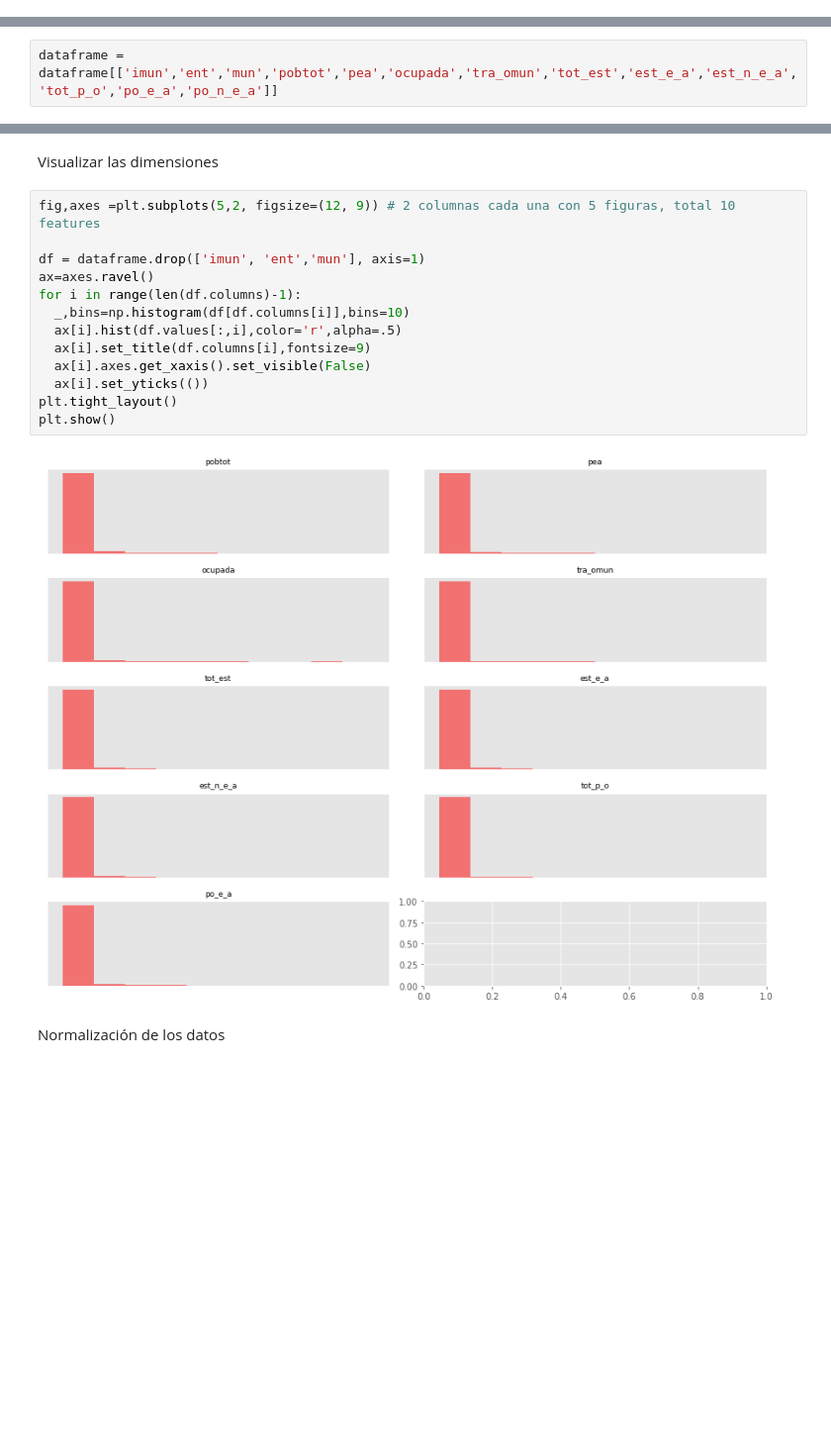
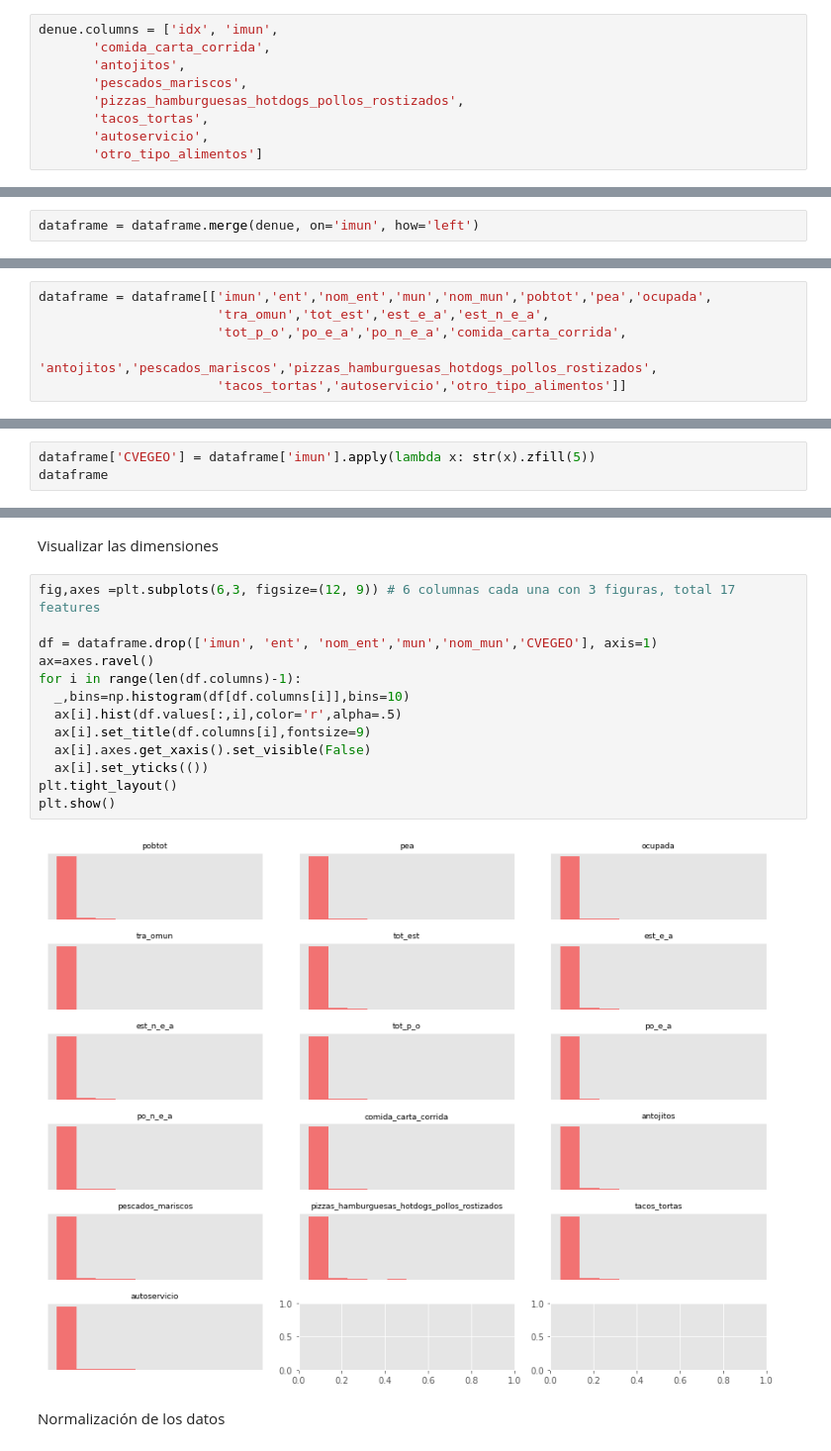
Before and after one commit to Walt9819/factores-impacto-desempleo-mexico, a Jupyter notebook: AD_Python/restaurantes_cdmx.ipynb, the cells around one changed output, grey strips where cells are left out. Shown at 99% size. Saved outputs shown, nothing was run; the diff lists cells and outputs as text; blank space fills up the shorter version.

```diff
--- a/AD_Python/restaurantes_cdmx.ipynb
+++ b/AD_Python/restaurantes_cdmx.ipynb
@@ -45,0 +86,9 @@ LABELS = [0,1,2,3,4,5,6]
+# %%
+denue.columns = ['idx', 'imun',
+       'comida_carta_corrida',
+       'antojitos',
+       'pescados_mariscos',
+       'pizzas_hamburguesas_hotdogs_pollos_rostizados',
+       'tacos_tortas',
+       'autoservicio',
+       'otro_tipo_alimentos']
@@ -61,0 +135,2 @@ dataframe.tail(10)
+# %%
+dataframe = dataframe.merge(denue, on='imun', how='left')
@@ -77,4 +171,11 @@ dataframe.shape
 # %%
-dataframe = dataframe[['imun','ent','mun','pobtot','pea','ocupada','tra_omun','tot_est','est_e_a','est_n_e_a','tot_p_o','po_e_a','po_n_e_a']]
+dataframe = dataframe[['imun','ent','nom_ent','mun','nom_mun','pobtot','pea','ocupada',
+                       'tra_omun','tot_est','est_e_a','est_n_e_a',
+                       'tot_p_o','po_e_a','po_n_e_a','comida_carta_corrida',
+                       'antojitos','pescados_mariscos','pizzas_hamburguesas_hotdogs_pollos_rostizados',
+                       'tacos_tortas','autoservicio','otro_tipo_alimentos']]
 # %%
 dataframe = dataframe.fillna(0)
+# %%
+dataframe['CVEGEO'] = dataframe['imun'].apply(lambda x: str(x).zfill(5))
+dataframe
@@ -81,20 +239,20 @@ dataframe = dataframe.fillna(0)
 # %% [markdown]
 Visualizar las dimensiones
 # %%
-fig,axes =plt.subplots(5,2, figsize=(12, 9)) # 2 columnas cada una con 5 figuras, total 10 features
+fig,axes =plt.subplots(6,3, figsize=(12, 9)) # 6 columnas cada una con 3 figuras, total 17 features
 
-df = dataframe.drop(['imun', 'ent','mun'], axis=1)
+df = dataframe.drop(['imun', 'ent', 'nom_ent','mun','nom_mun','CVEGEO'], axis=1)
 ax=axes.ravel()
 for i in range(len(df.columns)-1):
   _,bins=np.histogram(df[df.columns[i]],bins=10)
   ax[i].hist(df.values[:,i],color='r',alpha=.5)
   ax[i].set_title(df.columns[i],fontsize=9)
   ax[i].axes.get_xaxis().set_visible(False)
   ax[i].set_yticks(())
 plt.tight_layout()
 plt.show()
 # %% [output]
-[figure, old version]
+[figure, new version]
 # %% [markdown]
 Normalización de los datos
 # %%
```
Also changed, not shown: parts of 36 cells of this notebook.
